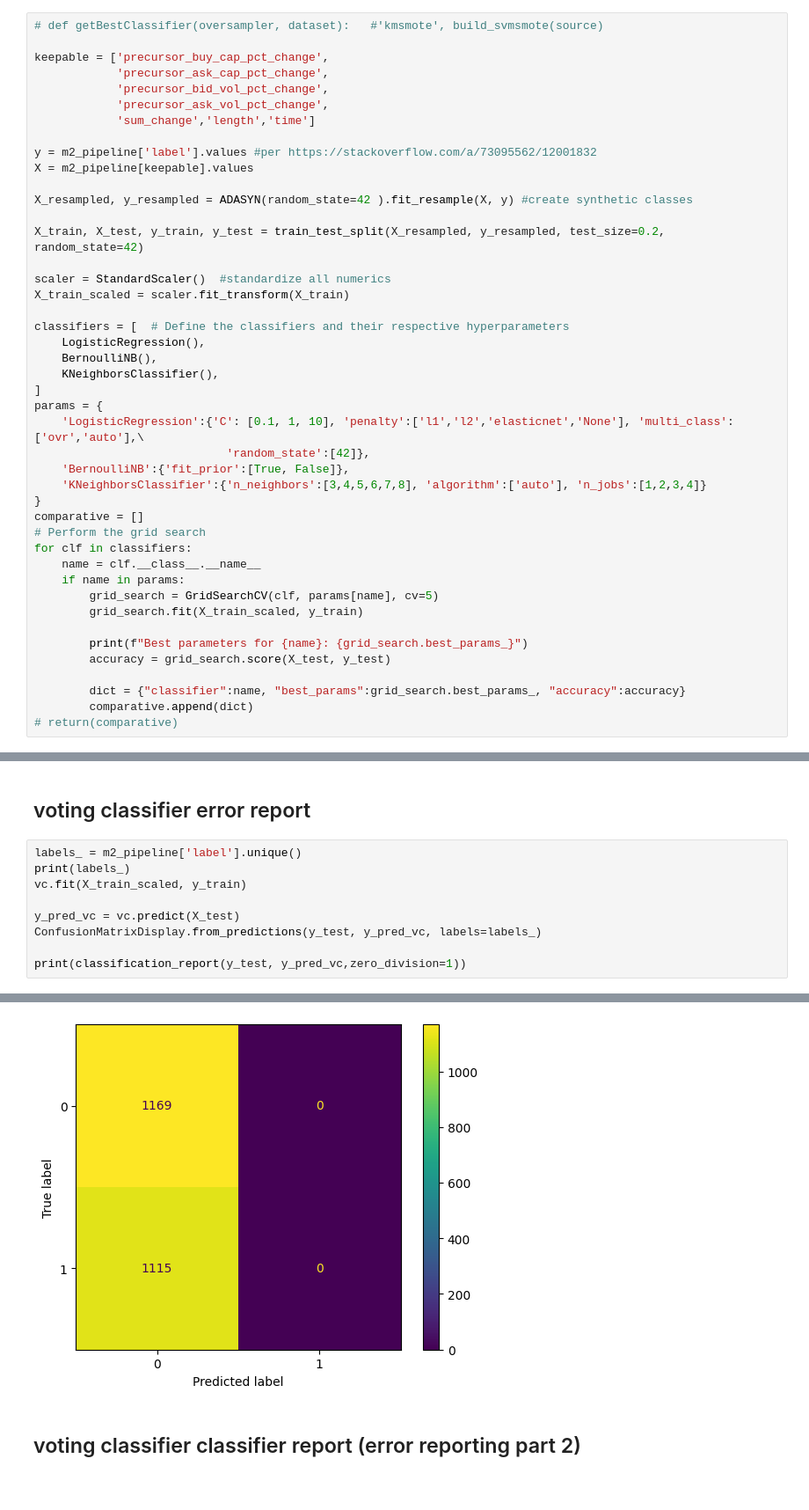
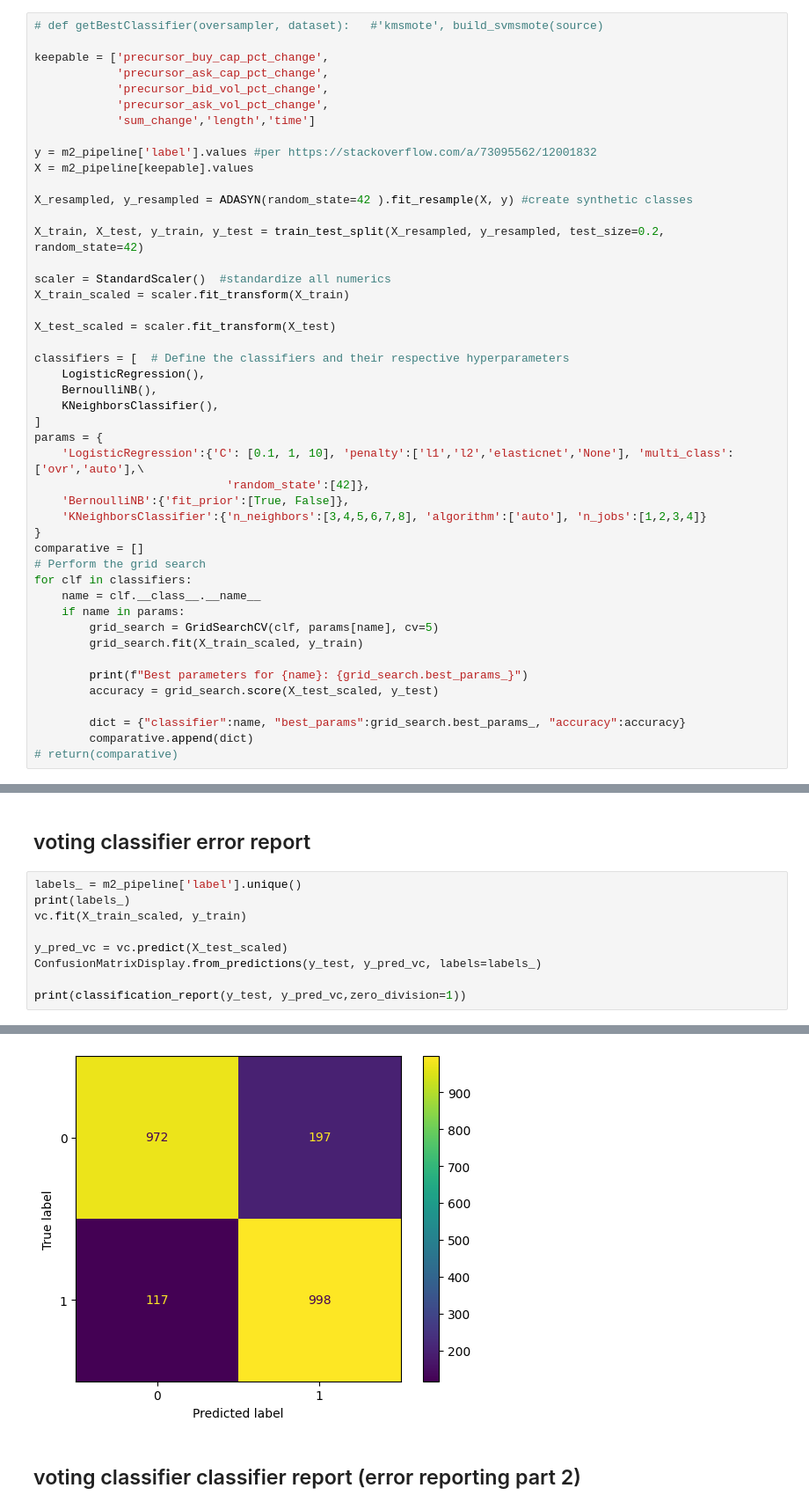
Before and after one commit to stefanbund/grus-code, a Jupyter notebook: ver5-ordinal-binning-grid-searches/4 -- SMOTE data, binary bins no cluster/build_SMOTE.ipynb, the cells around one changed output, grey strips where cells are left out. Shown: that part at 88% size. Cells and saved outputs as stored; diff of their text form.

```diff
--- a/ver5-ordinal-binning-grid-searches/4 -- SMOTE data, binary bins no cluster/build_SMOTE.ipynb
+++ b/ver5-ordinal-binning-grid-searches/4 -- SMOTE data, binary bins no cluster/build_SMOTE.ipynb
@@ -178,6 +178,8 @@ X_train, X_test, y_train, y_test = train_test_split(X_resampled, y_resampled, te
 
 scaler = StandardScaler()  #standardize all numerics
 X_train_scaled = scaler.fit_transform(X_train)
+
+X_test_scaled = scaler.fit_transform(X_test)
 
 classifiers = [  # Define the classifiers and their respective hyperparameters
     LogisticRegression(),
@@ -199,7 +201,7 @@ for clf in classifiers:
         grid_search.fit(X_train_scaled, y_train)
 
         print(f"Best parameters for {name}: {grid_search.best_params_}")
-        accuracy = grid_search.score(X_test, y_test)
+        accuracy = grid_search.score(X_test_scaled, y_test)
 
         dict = {"classifier":name, "best_params":grid_search.best_params_, "accuracy":accuracy}
         comparative.append(dict)
@@ -351,7 +353,7 @@ labels_ = m2_pipeline['label'].unique()
 print(labels_)
 vc.fit(X_train_scaled, y_train)
 
-y_pred_vc = vc.predict(X_test)
+y_pred_vc = vc.predict(X_test_scaled)
 ConfusionMatrixDisplay.from_predictions(y_test, y_pred_vc, labels=labels_)
 
 print(classification_report(y_test, y_pred_vc,zero_division=1))
@@ -369,4 +371,4 @@ weighted avg       0.75      0.51      0.35      2284
-[figure, old version]
+[figure, new version]
 # %% [markdown]
 ## voting classifier classifier report (error reporting part 2)
 # %%
```
Also changed, not shown: parts of 12 cells of this notebook.
